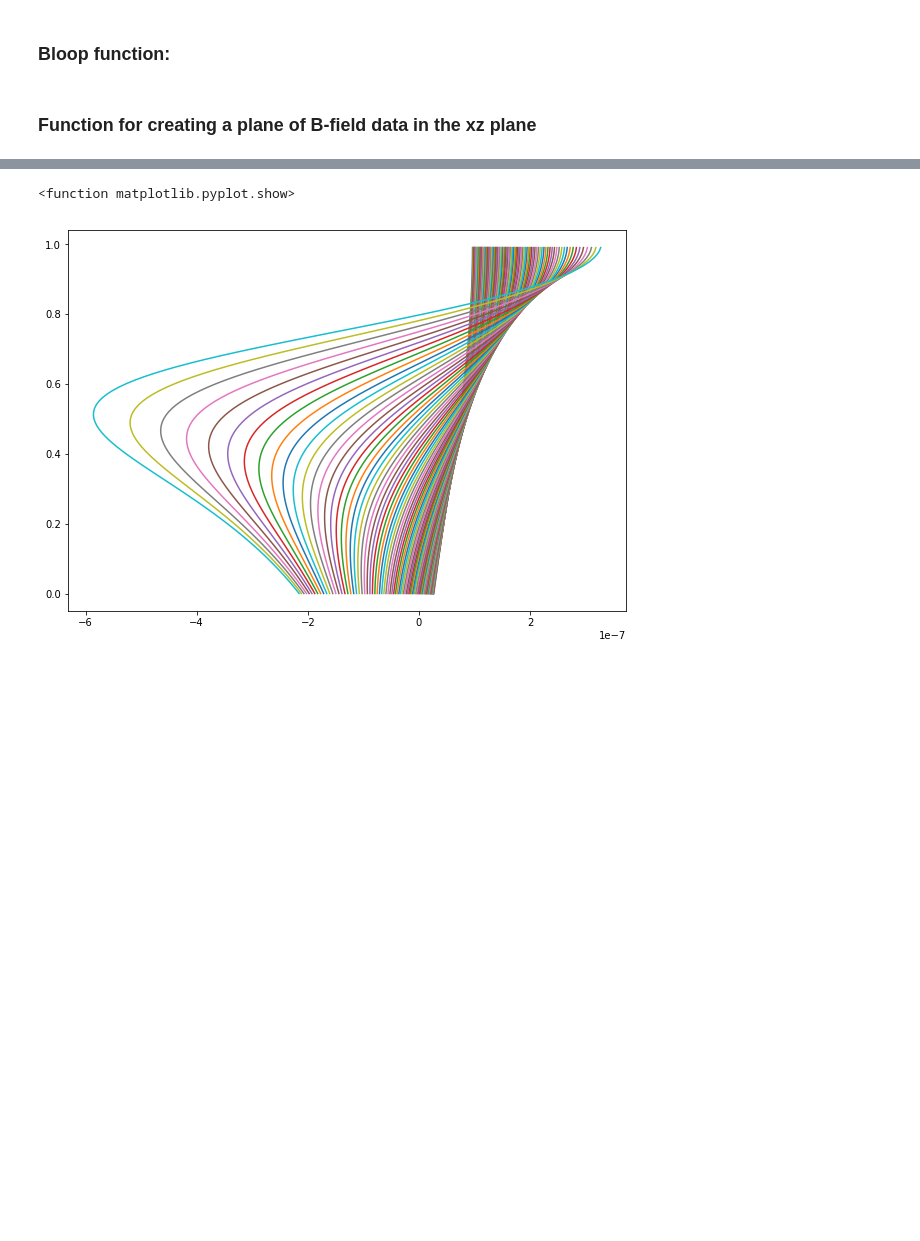
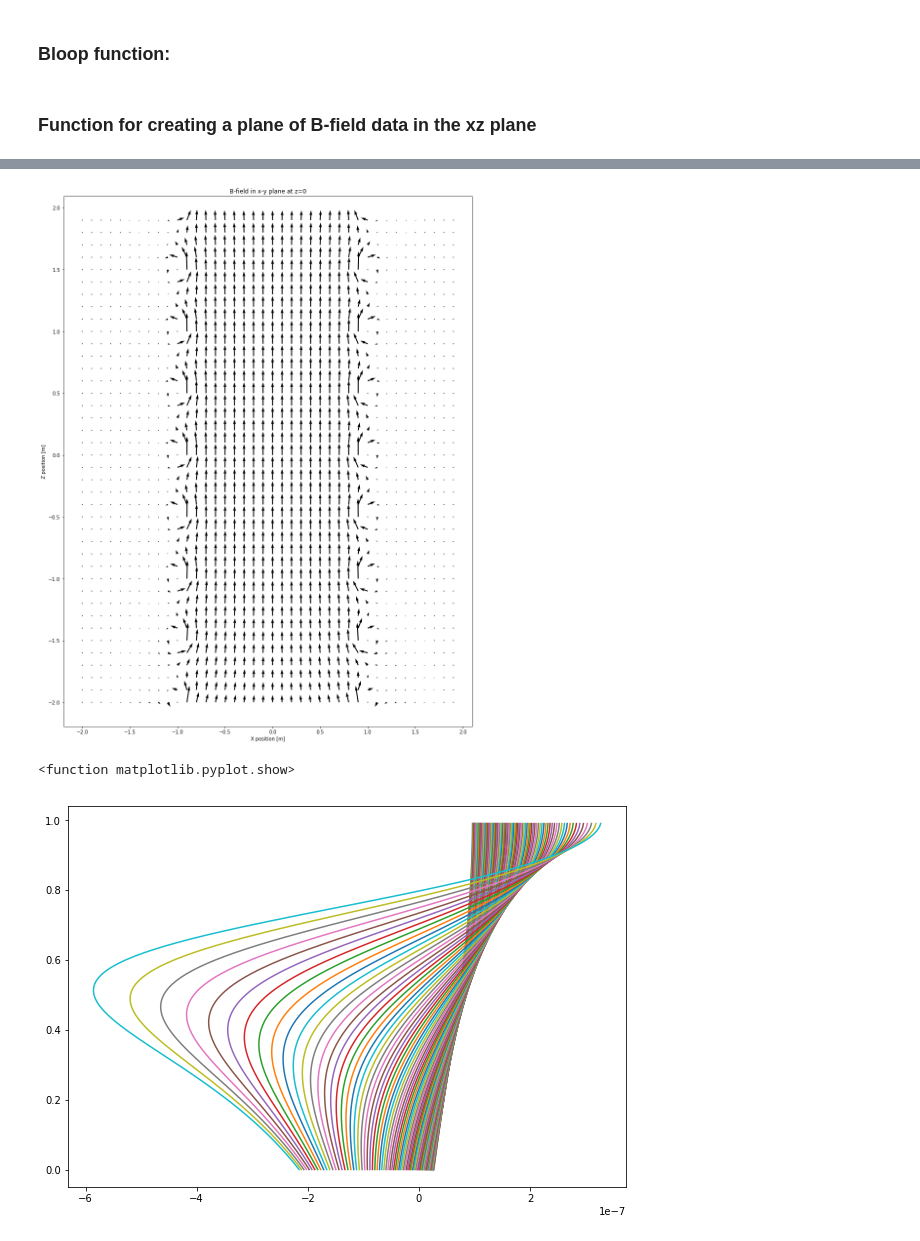
Before and after one commit to rylittle13/Physics260FinalProject, a Jupyter notebook: Solenoid.ipynb, the cells around one changed output, grey strips where cells are left out. Drawn from its saved outputs; the diff is of its cells as text; code cells hidden in the pictures; blank space fills up the shorter version.

Commit message:
10 ring solenoid

```diff
--- a/Solenoid.ipynb
+++ b/Solenoid.ipynb
@@ -38,7 +38,7 @@ def Bloop(r_loop,x_pos,y_pos,z_pos,I,x,y,z):
 # %% [markdown]
 ### Function for creating a plane of B-field data in the xz plane
 # %%
-def B_xz_plane(x_min, x_max, z_min, z_max, y_value, R_loop,
+def B_xz_plane(x_min, x_max, z_min, z_max, x_step, z_step, y_value, R_loop,
                x_pos,y_pos,z_pos,I):
     '''
     parameters:
@@ -53,8 +53,8 @@ def B_xz_plane(x_min, x_max, z_min, z_max, y_value, R_loop,
     y_pos: y position of ring
     z_pos: z position of ring
     '''
-    x_step = 0.01
-    z_step = 0.01
+    x_step = 0.1
+    z_step = 0.1
 
     x_range = np.arange(x_min, x_max, x_step)
     z_range = np.arange(z_min, z_max, z_step)
@@ -107,3 +76,81 @@ plt.show()
+# %%
+## define parameters
+x_min = -2
+x_max = 2
+z_min = -2
+z_max = 2
+x_step = 0.1
+z_step = 0.1
+y_value = 0
+R_loop = 0.98
+x_pos = 0
+y_pos = 0
+z_pos = 0
+I = 10
+## whew that's a lot of parameters
+
+m = 0
+num_rings = 10
+#ring_gap = 0.5
+Bx = 0
+By = 0
+Bz = 0
+z_pos = -2
+while(m < num_rings):
+    Bx_temp,By_temp,Bz_temp = B_xz_plane(x_min,x_max,z_min,z_max,
+                          x_step, z_step, y_value,R_loop,
+                          x_pos,y_pos,z_pos,I)
+    Bx += Bx_temp
+    By += By_temp
+    Bz += Bz_temp
+    m += 1
+    z_pos += .5
+
+'''
+Bx1,By1,Bz1 = B_xz_plane(x_min,x_max,z_min,z_max,
+                          x_step, z_step, y_value,R_loop,
+                          x_pos,y_pos,z_pos,I)
+
+x_pos = 0
+y_pos = 0
+z_pos = .2
+
+Bx2,By2,Bz2 = B_xz_plane(x_min,x_max,z_min,z_max,
+                          x_step, z_step, y_value,R_loop,
+                          x_pos,y_pos,z_pos,I)
+
+Bx = Bx1 + Bx2
+By = By1 + By2
+Bz = Bz1 + Bz2
+'''
+
+B_mag = np.sqrt(Bx**2 + Bz**2) #np.sqrt(Bx**2 + Bz**2)
+
+ok = np.ones((np.size(z_range),np.size(x_range)))
+i = 0
+while (i < np.size(x_range)):
+    n = 0
+    while (n < np.size(z_range)):
+        if(B_mag[n,i] > np.max(B_mag)/2):
+            ok[n,i] = 0
+        n += 1
+    i += 1
+
+## strictly for plotting
+x_range = np.arange(x_min, x_max, x_step)
+z_range = np.arange(z_min, z_max, z_step)
+X_mesh, Z_mesh = np.meshgrid(x_range, z_range)
+
+plt.figure(figsize=(15,20))
+
+qplot = plt.quiver(X_mesh, Z_mesh, ok*Bx, ok*Bz, units = 'width')
+plt.title('B-field in x-y plane at z=0')
+plt.ylabel('Z position [m]')
+plt.xlabel('X position [m]')
+plt.set_cmap('coolwarm')
+plt.show()
+# %% [output]
+[figure, added]
 # %%
 Bx,By,Bz = B_xz_plane(0,1,0,1,0,1,1,1,1,1)
 
```
Also changed, not shown: parts of 1 cell of this notebook, 1 other file.
